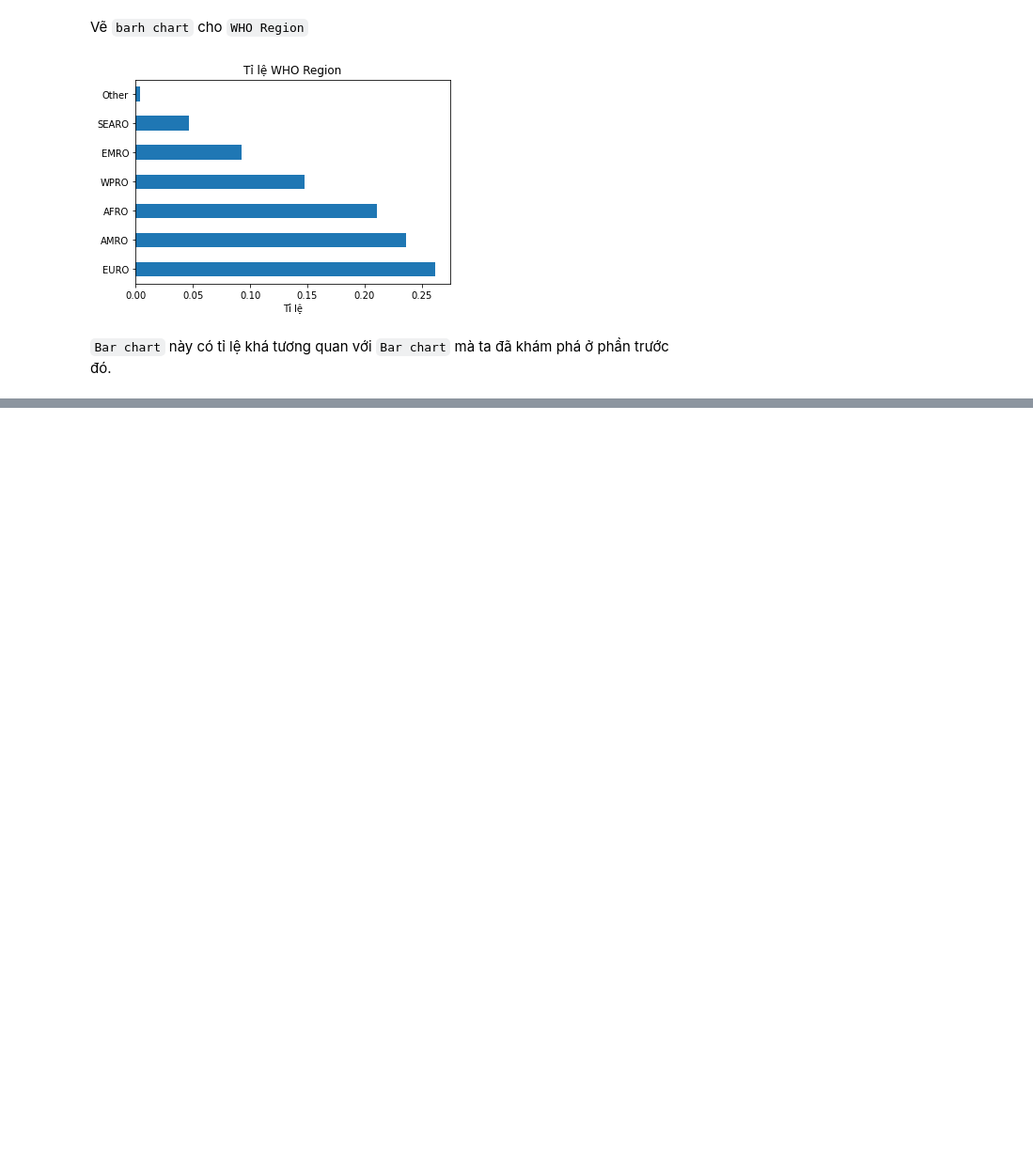
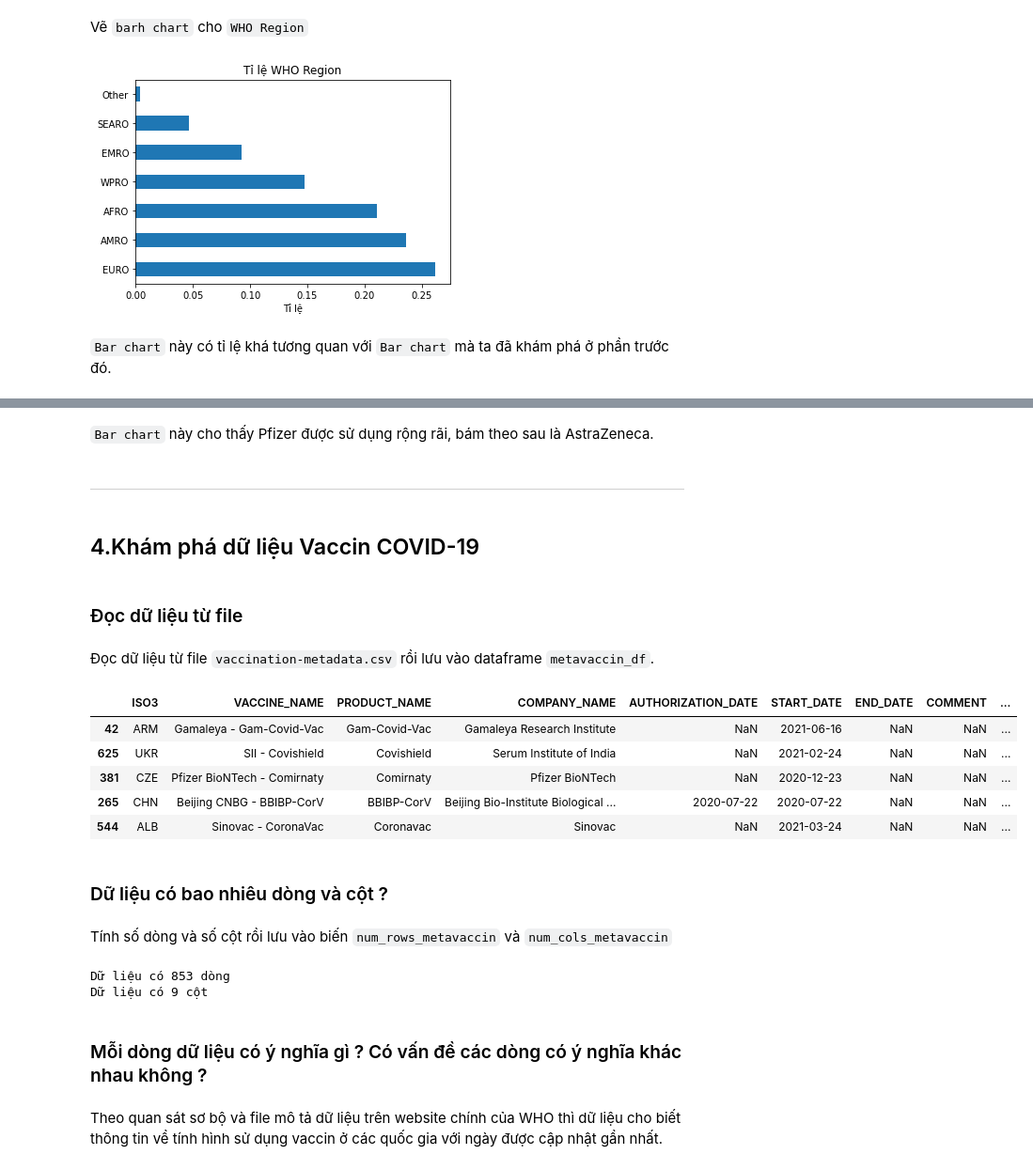
Before and after one commit to lavData/P4DS_Final_project, a Jupyter notebook: Khám phá dữ liệu.ipynb, the cells around one changed output, grey strips where cells are left out. Shown: that part at 94% size. Saved outputs shown, nothing was run; the diff lists cells and outputs as text; code cells hidden in the pictures; blank space fills up the shorter version.

```diff
--- a/Khám phá dữ liệu.ipynb
+++ b/Khám phá dữ liệu.ipynb
@@ -280,0 +357,4 @@ plt.title('Tỉ lệ WHO Region');
+# %%
+pd.set_option("display.max_colwidth",500)
+description_data = pd.read_csv('dataset/Description_data.csv',
+                                 delimiter= '\t',index_col= 'Field name')
@@ -280,0 +431,4 @@ plt.title('Tỉ lệ WHO Region');
+# %%
+pd.set_option("display.max_colwidth",51)
+categorical_df = vaccin_df.select_dtypes(['object'])
+categorical_df.agg([missing_ration,pd.Series.unique,pd.Series.nunique])
@@ -280,0 +448,36 @@ plt.title('Tỉ lệ WHO Region');
+# %% [markdown]
+`Bar chart` này cho thấy Pfizer được sử dụng rộng rãi, bám theo sau là AstraZeneca.
+# %% [markdown]
+##
+<hr style="border:1px solid blue"> </hr>
+# %% [markdown]
+## 4.Khám phá dữ liệu Vaccin COVID-19
+# %% [markdown]
+### Đọc dữ liệu từ file
+# %% [markdown]
+Đọc dữ liệu từ file `vaccination-metadata.csv` rồi lưu vào dataframe `metavaccin_df`.
+# %%
+metavaccin_df = pd.read_csv('dataset/vaccination-metadata.csv')
+metavaccin_df.sample(5)
+# %% [output]
+|  | ISO3 | VACCINE_NAME | PRODUCT_NAME | COMPANY_NAME | AUTHORIZATION_DATE | START_DATE | END_DATE | COMMENT | ... |
+| 42 | ARM | Gamaleya - Gam-Covid-Vac | Gam-Covid-Vac | Gamaleya Research Institute | NaN | 2021-06-16 | NaN | NaN | ... |
+| 625 | UKR | SII - Covishield | Covishield | Serum Institute of India | NaN | 2021-02-24 | NaN | NaN | ... |
+| 381 | CZE | Pfizer BioNTech - Comirnaty | Comirnaty | Pfizer BioNTech | NaN | 2020-12-23 | NaN | NaN | ... |
+| 265 | CHN | Beijing CNBG - BBIBP-CorV | BBIBP-CorV | Beijing Bio-Institute Biological ... | 2020-07-22 | 2020-07-22 | NaN | NaN | ... |
+| 544 | ALB | Sinovac - CoronaVac | Coronavac | Sinovac | NaN | 2021-03-24 | NaN | NaN | ... |
+# %% [markdown]
+### Dữ liệu có bao nhiêu dòng và cột ?
+# %% [markdown]
+Tính số dòng và số cột rồi lưu vào biến `num_rows_metavaccin` và `num_cols_metavaccin`
+# %%
+num_rows_metavaccin , num_cols_metavaccin = metavaccin_df.shape
+print(f'Dữ liệu có {num_rows_metavaccin} dòng')
+print(f'Dữ liệu có {num_cols_metavaccin} cột')
+# %% [output]
+Dữ liệu có 853 dòng
+Dữ liệu có 9 cột
+# %% [markdown]
+### Mỗi dòng dữ liệu có ý nghĩa gì ? Có vấn đề các dòng có ý nghĩa khác nhau không ?
+# %% [markdown]
+Theo quan sát sơ bộ và file mô tả dữ liệu trên website chính của WHO thì dữ liệu cho biết thông tin về tính hình sử dụng vaccin ở các quốc gia với ngày được cập nhật gần nhất.
```
Also changed, not shown: parts of 76 cells of this notebook.
